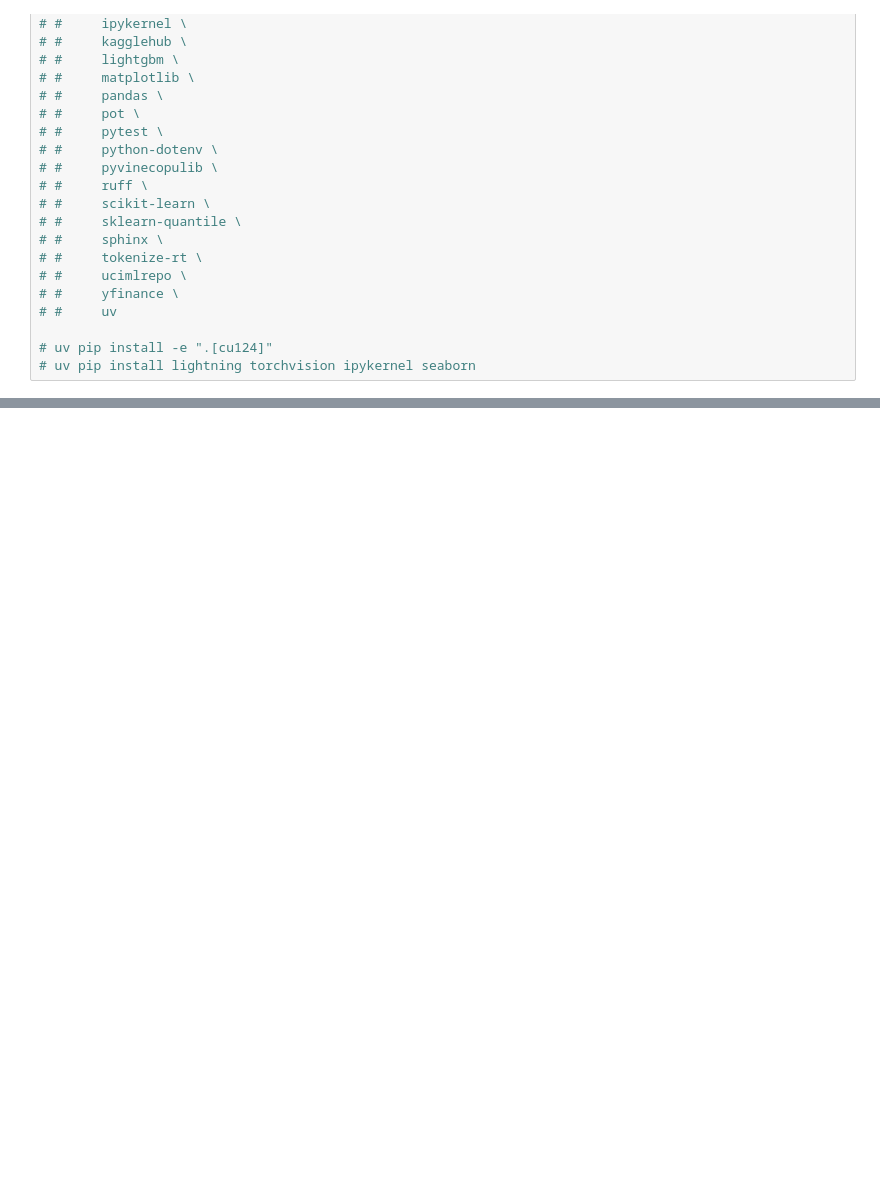
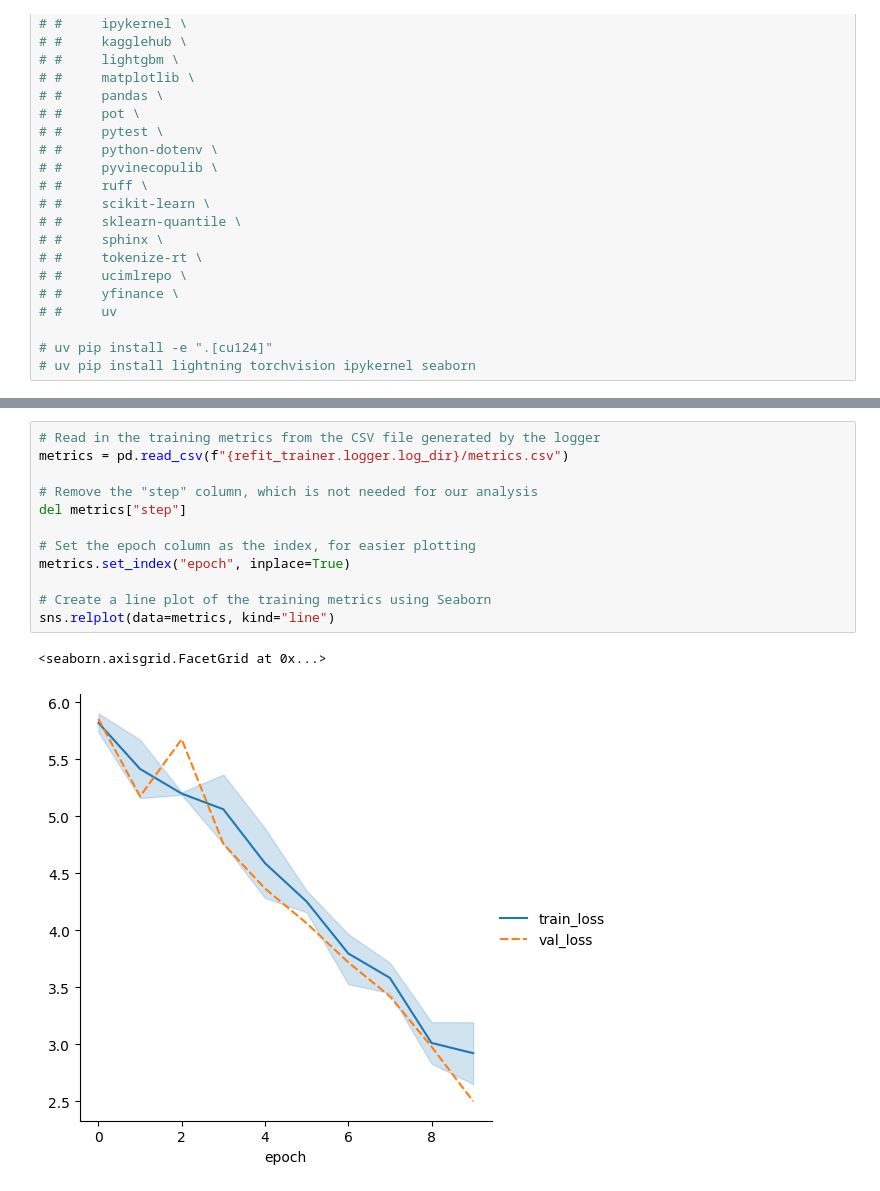
Before and after one commit to TY-Cheng/torchvinecopulib, a Jupyter notebook: examples/4_mnist.ipynb, the cells around one changed output, grey strips where cells are left out. Cells and saved outputs as stored; diff of their text form; blank space fills up the shorter version.

```diff
--- a/examples/4_mnist.ipynb
+++ b/examples/4_mnist.ipynb
@@ -380,0 +347,15 @@ log_diffs.mean(), log_diffs.std(), log_diffs.max(), log_diffs.min()
+# %%
+# Read in the training metrics from the CSV file generated by the logger
+metrics = pd.read_csv(f"{refit_trainer.logger.log_dir}/metrics.csv")
+
+# Remove the "step" column, which is not needed for our analysis
+del metrics["step"]
+
+# Set the epoch column as the index, for easier plotting
+metrics.set_index("epoch", inplace=True)
+
+# Create a line plot of the training metrics using Seaborn
+sns.relplot(data=metrics, kind="line")
+# %% [output]
+<seaborn.axisgrid.FacetGrid at 0x...>
+[figure, added]
```
Also changed, not shown: parts of 20 cells of this notebook, 1 other file.
